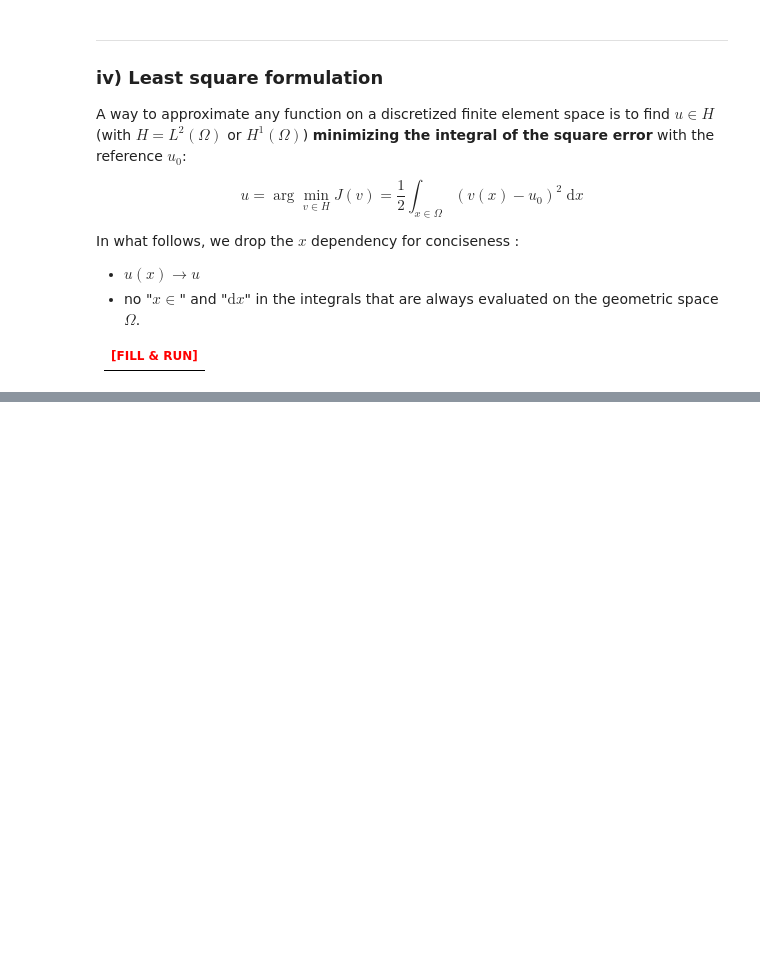
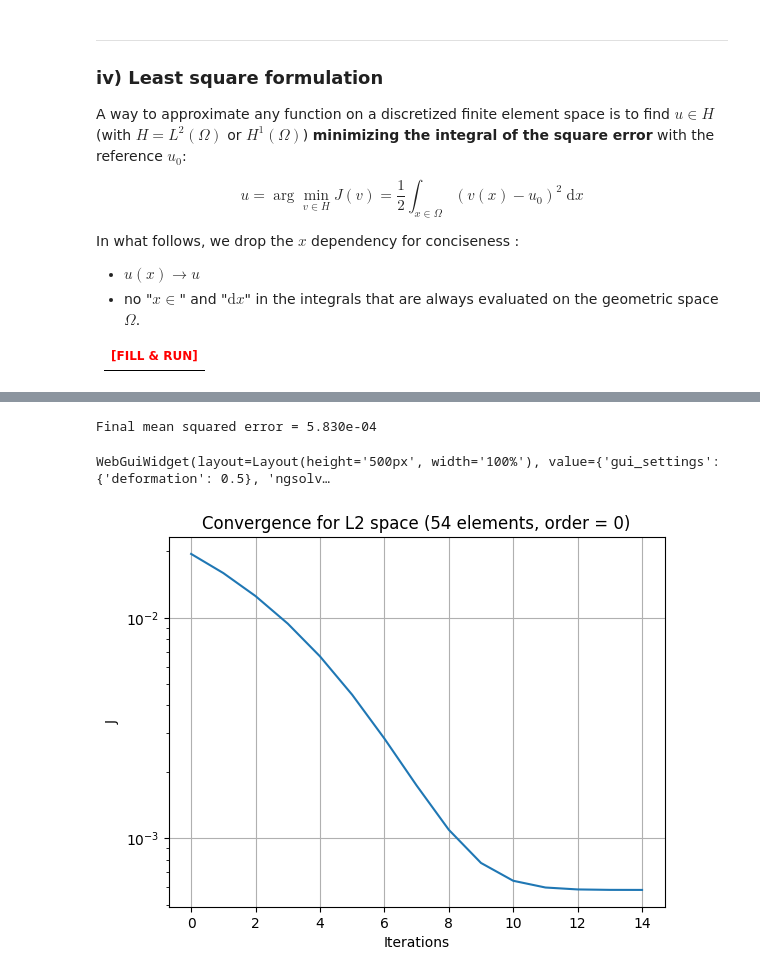
Before and after one commit to tcherrie/tutorial-topopt, a Jupyter notebook: content/teacher/1_FEM_forward_problem.ipynb, the cells around one changed output, grey strips where cells are left out. Cells and saved outputs as stored; diff of their text form; code cells hidden in the pictures; blank space fills up the shorter version.

Commit message:
add directional derivative and weak form

```diff
--- a/content/teacher/1_FEM_forward_problem.ipynb
+++ b/content/teacher/1_FEM_forward_problem.ipynb
@@ -107,8 +116,12 @@ In what follows, we drop the $x$ dependency for conciseness :
 |**<font color='red'>[FILL & RUN]</font>**|
 |---|
 # %%
+###############################################################################
+## CODE CELL 4 : Define least square error using Integrate
+###############################################################################
+
 from ngsolve import Integrate
 
 def J(u):
     """ integral of the half squared error """
-    return Integrate( u, u.space.mesh)
+    return Integrate((u - u0)**2  / 2, u.space.mesh)
@@ -114,0 +147,7 @@ def J(u):
+# %%
+###############################################################################
+## CODE CELL 5 : Define a descent direction
+###############################################################################
+
+def descent_direction(u):
+    return -( u - u0 )
@@ -114,0 +203,27 @@ def J(u):
+# %%
+###############################################################################
+## CODE CELL 7 : Play around with the optimization loop and plot convergence
+###############################################################################
+
+# Discretization
+maxh = 0.2                       # max element size (should be bigger than 0.05)
+mesh = Mesh(unit_square.GenerateMesh(maxh = maxh))   # generate the mesh
+#-------------------------------------------------------------------
+# Interpolation
+order = 0                        # max polynomial order
+fes = L2(mesh, order = order)    # generate L2 finite element space
+#fes = H1(mesh, order = order)    # generate H1 finite element space
+#-------------------------------------------------------------------
+# Solve
+uInit = GridFunction(fes)
+uSol1, JList = myGradientDescent(uInit, alpha = 0.1, niter = 100) # what should be the optimal step size ?
+#-------------------------------------------------------------------
+# Plot error and convergence
+print(f"Final mean squared error = {JList[-1]:.3e}")
+Draw(uSol1, settings = {"deformation" :  0.5})
+plot(JList, title = f"Convergence for {fes.type[0:2].swapcase()} space " +
+     f"({fes.mesh.ne} elements, order = {fes.globalorder})")
+# %% [output]
+Final mean squared error = 5.830e-04
+WebGuiWidget(layout=Layout(height='500px', width='100%'), value={'gui_settings': {'deformation': 0.5}, 'ngsolv…
+[figure, added]
```
Also changed, not shown: parts of 21 cells of this notebook.
